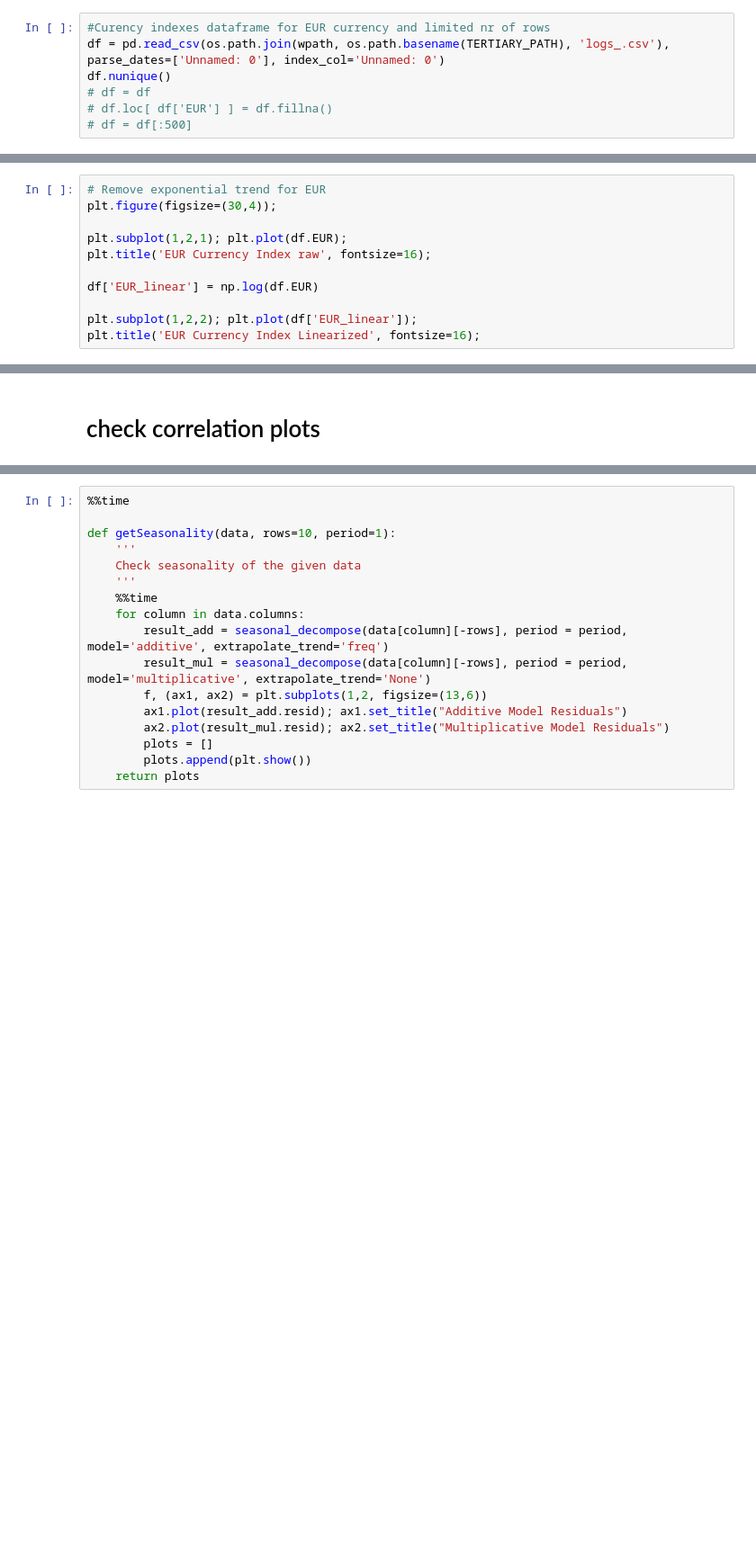
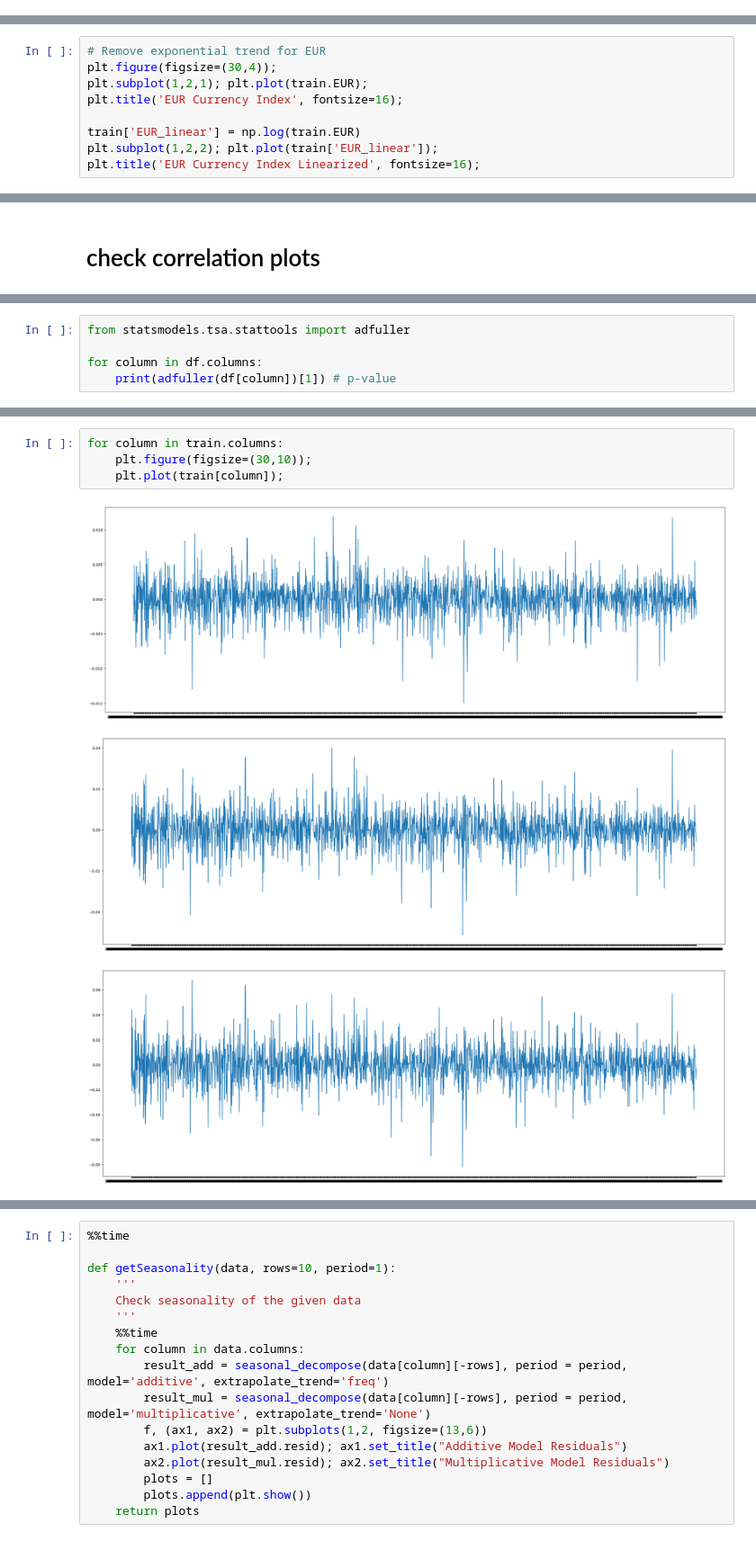
Before and after one commit to alexcolls/rex-ai, a Jupyter notebook: notebooks/paul/03-arima_for_currency_idxs.ipynb, the cells around one changed output, grey strips where cells are left out. Shown at 90% size. Cells and saved outputs as stored; diff of their text form; blank space fills up the shorter version.

```diff
--- a/notebooks/paul/03-arima_for_currency_idxs.ipynb
+++ b/notebooks/paul/03-arima_for_currency_idxs.ipynb
@@ -21,8 +83 @@ wpath = os.path.join(DATA_PATH, 'merge')
 ![Red: ARMA, Green: Garch](https://miro.medium.com/max/862/1*azEK9WckHXBx73L8bTPu6Q.png) Red: ARMA, Green: Garch
-# %%
-#Curency indexes dataframe for EUR currency and limited nr of rows
-df = pd.read_csv(os.path.join(wpath, os.path.basename(TERTIARY_PATH), 'logs_.csv'), parse_dates=['Unnamed: 0'], index_col='Unnamed: 0')
-df.nunique()
-# df = df
-# df.loc[ df['EUR'] ] = df.fillna()
-# df = df[:500]
@@ -56,13 +94,11 @@ Text(0.5, 1.0, '1st Order Differencing')
 # %%
 # Remove exponential trend for EUR
 plt.figure(figsize=(30,4));
+plt.subplot(1,2,1); plt.plot(train.EUR);
+plt.title('EUR Currency Index', fontsize=16);
 
-plt.subplot(1,2,1); plt.plot(df.EUR);
-plt.title('EUR Currency Index raw', fontsize=16);
-
-df['EUR_linear'] = np.log(df.EUR)
-
-plt.subplot(1,2,2); plt.plot(df['EUR_linear']);
+train['EUR_linear'] = np.log(train.EUR)
+plt.subplot(1,2,2); plt.plot(train['EUR_linear']);
 plt.title('EUR Currency Index Linearized', fontsize=16);
 # %% [output]
 [figure]
@@ -168,0 +107,5 @@ result_add.plot();
+# %%
+from statsmodels.tsa.stattools import adfuller
+
+for column in df.columns:
+    print(adfuller(df[column])[1]) # p-value
@@ -168,0 +121,8 @@ result_add.plot();
+# %%
+for column in train.columns:
+    plt.figure(figsize=(30,10));
+    plt.plot(train[column]);
+# %% [output]
+[figure, added]
+[figure, added]
+[figure, added]
```
Also changed, not shown: parts of 71 cells of this notebook, 1 other file.
